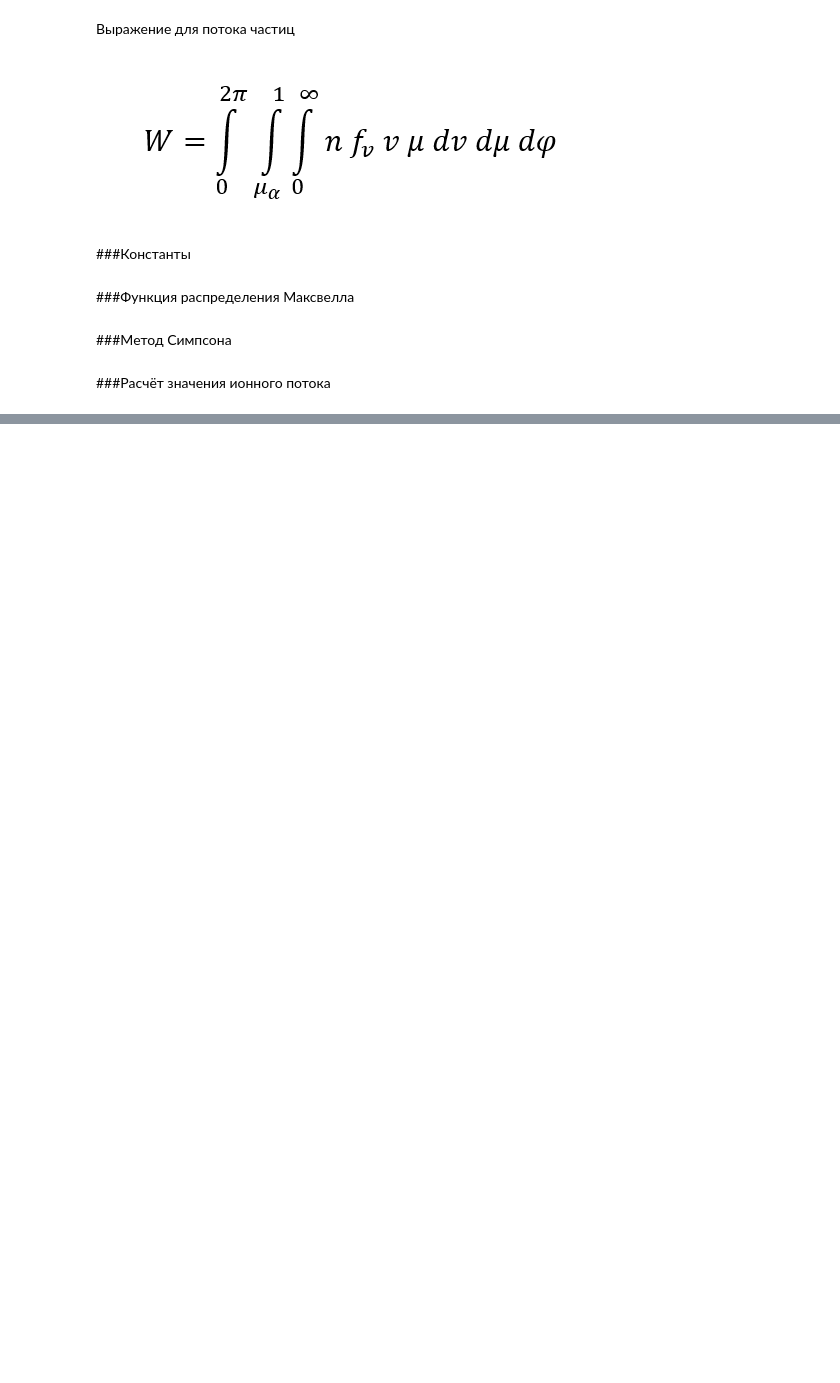
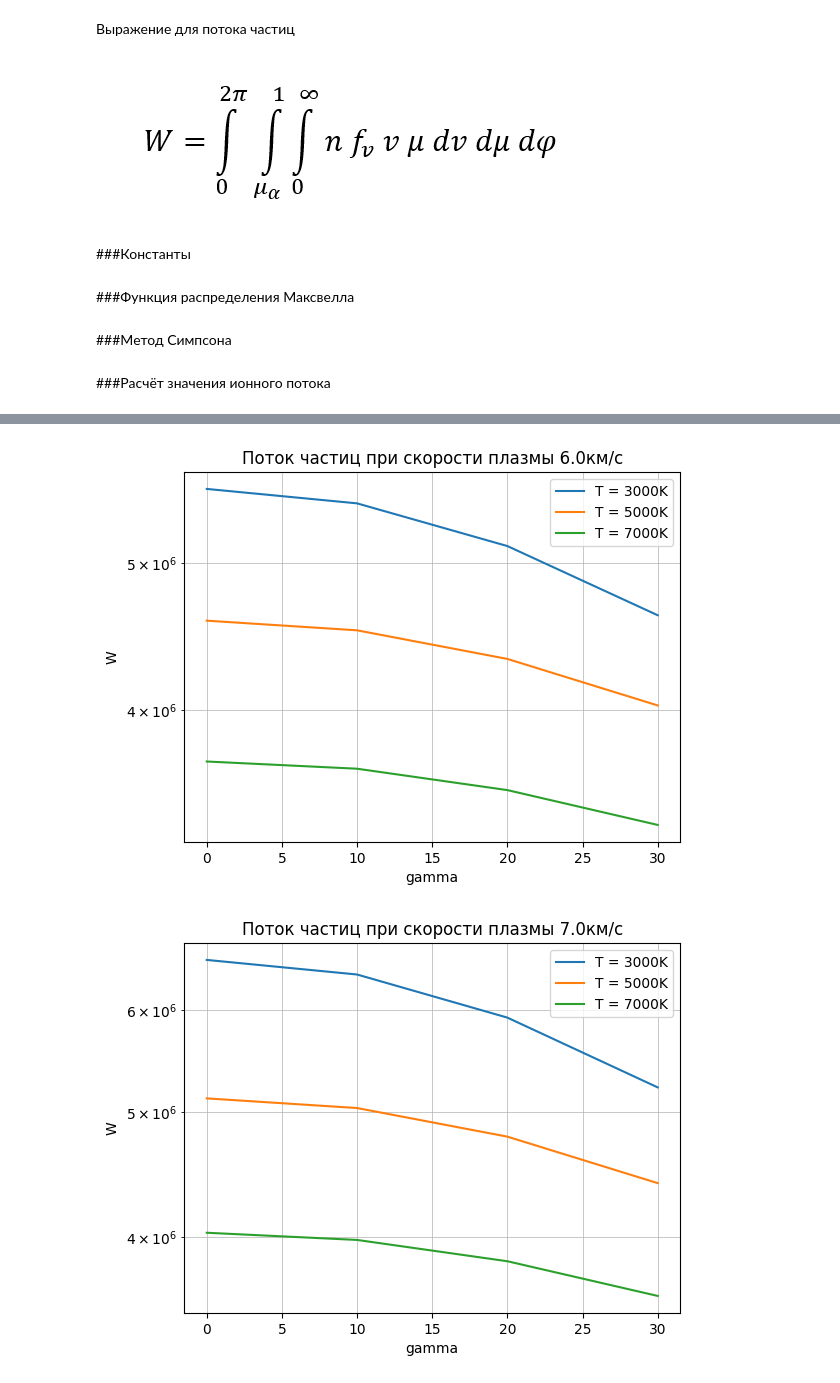
Before and after one commit to JamesBorned/learning-space-mod, a Jupyter notebook: the_particle_flow_into_the_detector+relative_plasma_velocity.ipynb, the cells around one changed output, grey strips where cells are left out. Drawn from its saved outputs; the diff is of its cells as text; code cells hidden in the pictures; blank space fills up the shorter version.

```diff
--- a/the_particle_flow_into_the_detector+relative_plasma_velocity.ipynb
+++ b/the_particle_flow_into_the_detector+relative_plasma_velocity.ipynb
@@ -124,0 +196,19 @@ print(f"Ионный поток: {calculate_ion_flow()}")
+# %%
+for v_pl in v_pl_arr:
+    plt.figure()
+    for T in T_arr:
+        gammas = gamma_arr
+        fluxes = [results[v_pl][T][gamma] for gamma in gamma_arr]
+        plt.plot(gammas, fluxes, label=f"T = {T}K")
+
+    plt.xscale('linear')
+    plt.yscale('log')
+    plt.xlabel('gamma')
+    plt.ylabel('W')
+    plt.title(f'Поток частиц при скорости плазмы {v_pl/1000}км/с')
+    plt.grid(True, which="both", linestyle='-', linewidth=0.5)
+    plt.legend()
+    plt.show()
+# %% [output]
+[figure, added]
+[figure, added]
```
Also changed, not shown: parts of 18 cells of this notebook.
